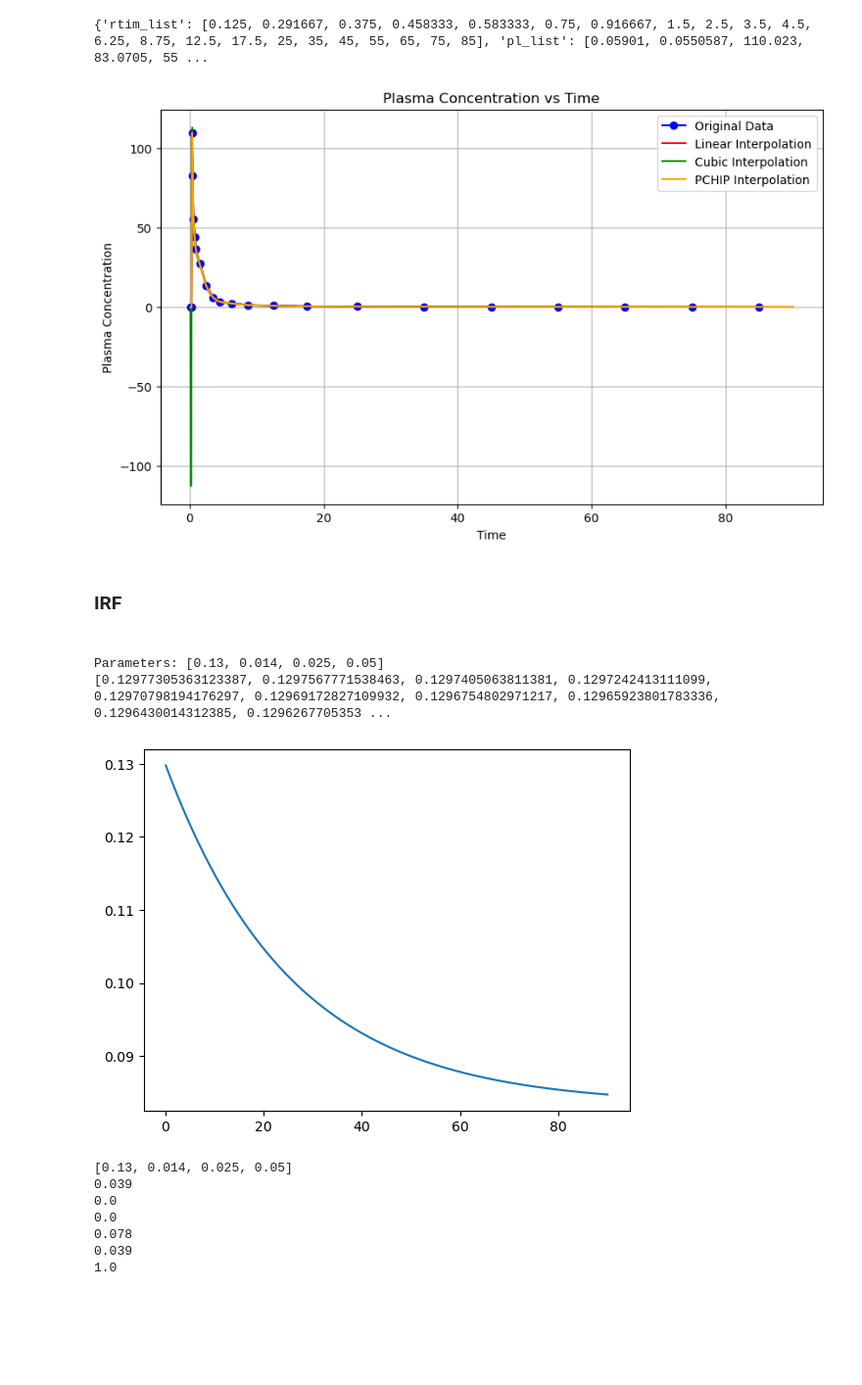
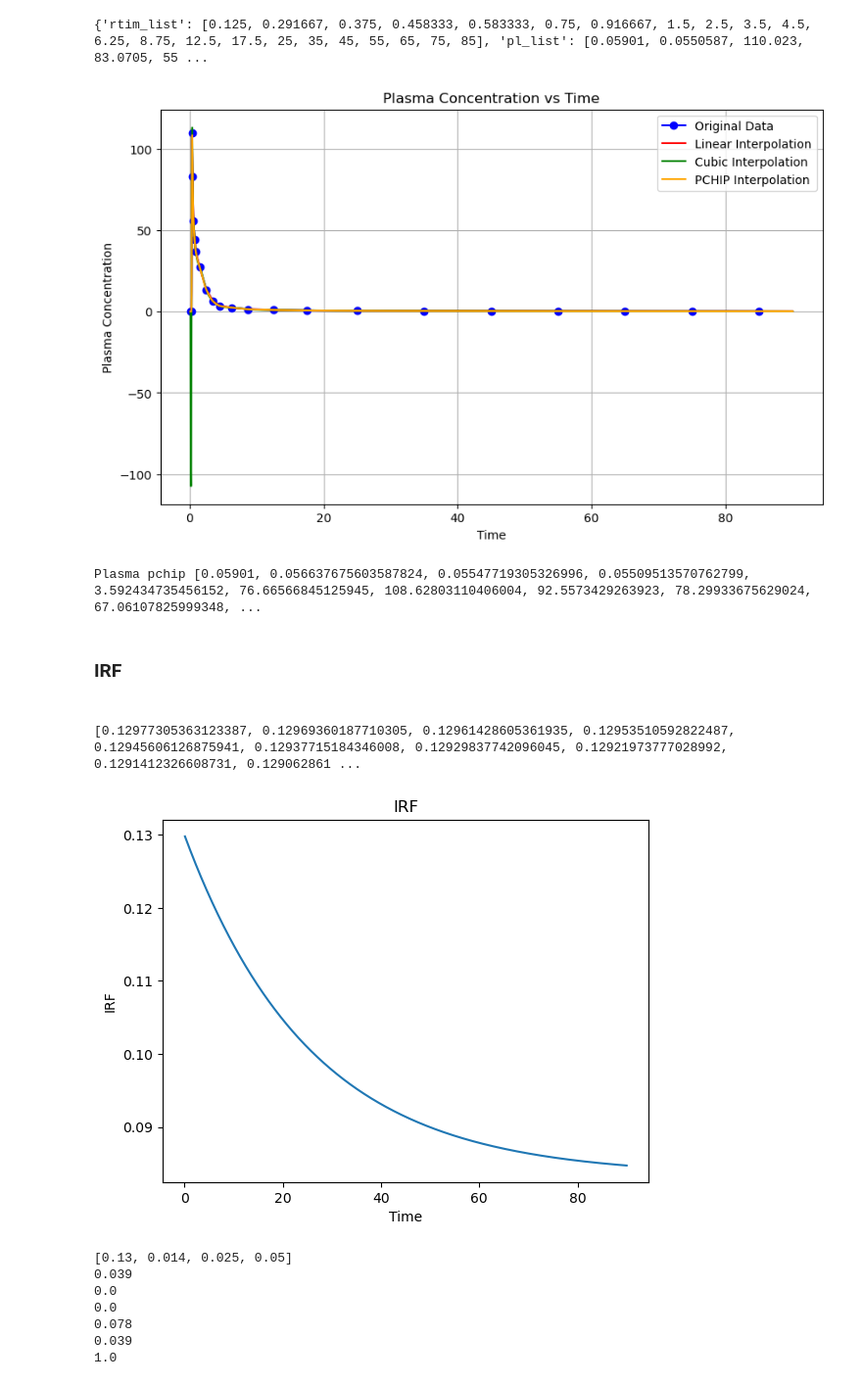
Before and after one commit to QuimSerraFaber/MSc-Thesis, a Jupyter notebook: Tests.ipynb, the cells around one changed output. Shown at 98% size. Drawn from its saved outputs; the diff is of its cells as text; code cells hidden in the pictures; blank space fills up the shorter version.

```diff
--- a/Tests.ipynb
+++ b/Tests.ipynb
@@ -69,7 +69,7 @@ print(data_from_first_row)
 # %%
 from data.Data_simulation import equidistant_interpolation, plot_interpolations
 
-num_equidistant_points = 10000
+num_equidistant_points = 2048
 new_rtim, linear_pl, cubic_pl, pchip_pl = equidistant_interpolation(data_from_first_row['rtim_list'],
                                                           data_from_first_row['pl_list'],
                                                           num_equidistant_points)
@@ -78,7 +78,14 @@ plot_interpolations(data_from_first_row['rtim_list'],
                     data_from_first_row['pl_list'],
                     new_rtim, linear_pl, cubic_pl, pchip_pl, 'Plasma')
 # %% [output]
-[figure, old version]
+[figure, new version]
+# %%
+# conver pchip_pl to list
+pchip_pl_list = pchip_pl.tolist()
+
+print("Plasma pchip", pchip_pl_list)
+# %% [output]
+Plasma pchip [0.05901, 0.056637675603587824, 0.05547719305326996, 0.05509513570762799, 3.592434735456152, 76.66566845125945, 108.62803110406004, 92.5573429263923, 78.29933675629024, 67.06107825999348, ...
 # %% [markdown]
 <h3> IRF <h3>
 # %%
@@ -86,17 +93,18 @@ from data.Data_simulation import IRF
 
 IRF_values = IRF(data_from_first_row['gt_parameters_list'], new_rtim)
 
-print("Parameters:", data_from_first_row['gt_parameters_list'])
+#print("Parameters:", data_from_first_row['gt_parameters_list'])
 print(IRF_values)
 # %% [output]
-Parameters: [0.13, 0.014, 0.025, 0.05]
-[0.12977305363123387, 0.1297567771538463, 0.1297405063811381, 0.1297242413111099, 0.12970798194176297, 0.12969172827109932, 0.1296754802971217, 0.12965923801783336, 0.1296430014312385, 0.1296267705353 ...
+[0.12977305363123387, 0.12969360187710305, 0.12961428605361935, 0.12953510592822487, 0.12945606126875941, 0.12937715184346008, 0.12929837742096045, 0.12921973777028992, 0.1291412326608731, 0.129062861 ...
 # %%
 plt.plot(new_rtim, IRF_values)
-#plt.plot(new_rtim, linear_pl)
+plt.xlabel('Time')
+plt.ylabel('IRF')
+plt.title('IRF')
 plt.show()
 # %% [output]
-[figure, old version]
+[figure, new version]
 # %%
 print(data_from_first_row['gt_parameters_list'])
 
```
Also changed, not shown: parts of 17 cells of this notebook, 1 other file.
